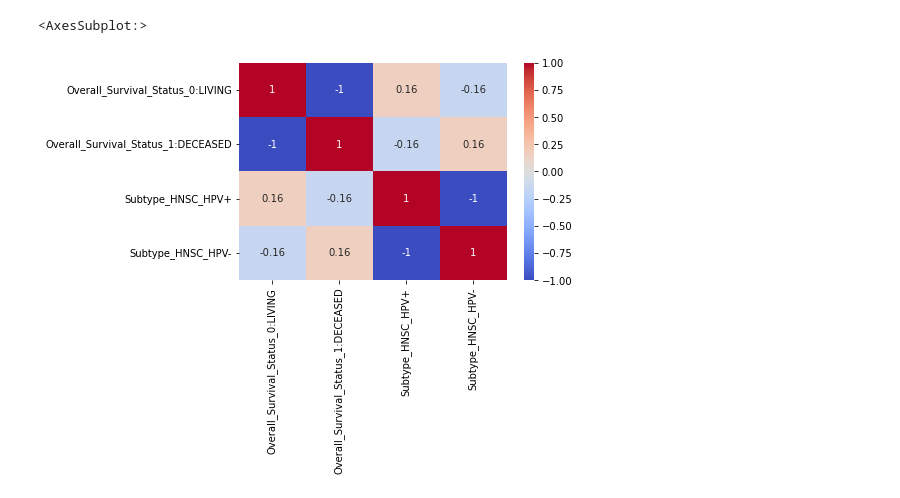
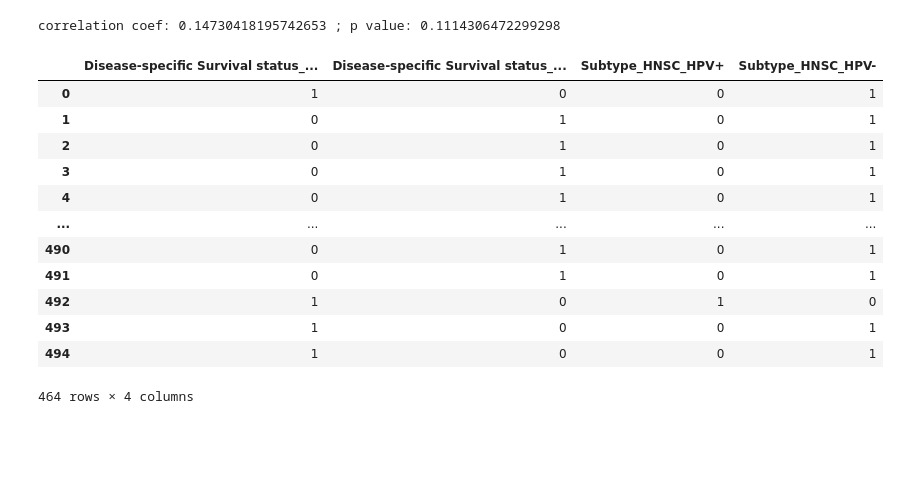
Before and after one commit to Enable72/ECE204-PROJECT4, a Jupyter notebook: hpv.ipynb, the cells around one changed output. Cells and saved outputs as stored; diff of their text form; code cells hidden in the pictures; blank space fills up the shorter version.

```diff
--- a/hpv.ipynb
+++ b/hpv.ipynb
@@ -73,6 +103,24 @@ correlation_matrix
-# %%
-import seaborn as sns
-sns.heatmap(correlation_matrix, annot=True, cmap='coolwarm')
-# %% [output]
-<AxesSubplot:>
-[figure, removed]
+# %%
+correlation_coef, p_value = pearsonr(df['Disease Free Status_0:DiseaseFree'], df['Subtype_HNSC_HPV+'])
+print('correlation coef:',correlation_coef,'; p value:',p_value)
+# %% [output]
+correlation coef: 0.14730418195742653 ; p value: 0.1114306472299298
+# %%
+df = merged[['Disease-specific Survival status','Subtype']]
+df = df.dropna()
+df = pd.get_dummies(df)
+df
+# %% [output]
+|  | Disease-specific Survival status_... | Disease-specific Survival status_... | Subtype_HNSC_HPV+ | Subtype_HNSC_HPV- |
+| 0 | 1 | 0 | 0 | 1 |
+| 1 | 0 | 1 | 0 | 1 |
+| 2 | 0 | 1 | 0 | 1 |
+| 3 | 0 | 1 | 0 | 1 |
+| 4 | 0 | 1 | 0 | 1 |
+| ... | ... | ... | ... | ... |
+| 490 | 0 | 1 | 0 | 1 |
+| 491 | 0 | 1 | 0 | 1 |
+| 492 | 1 | 0 | 1 | 0 |
+| 493 | 1 | 0 | 0 | 1 |
+| 494 | 1 | 0 | 0 | 1 |
+464 rows × 4 columns
```
Also changed, not shown: parts of 11 cells of this notebook.
